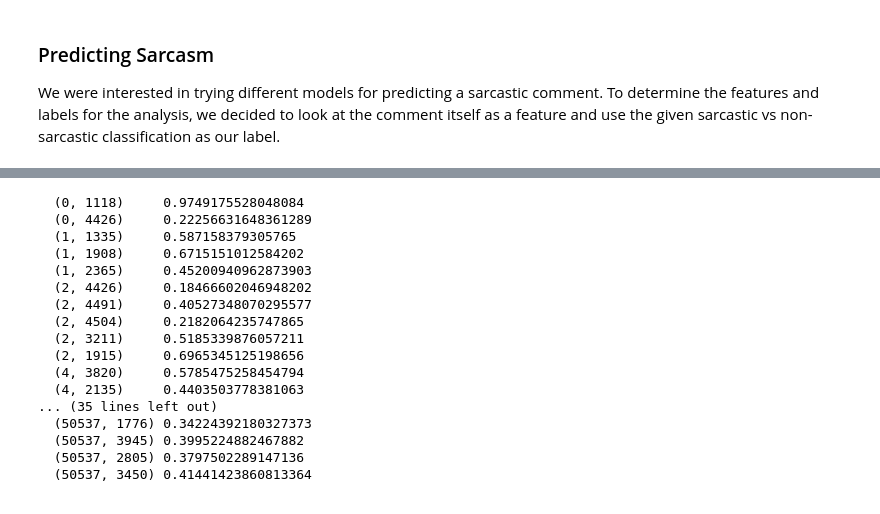
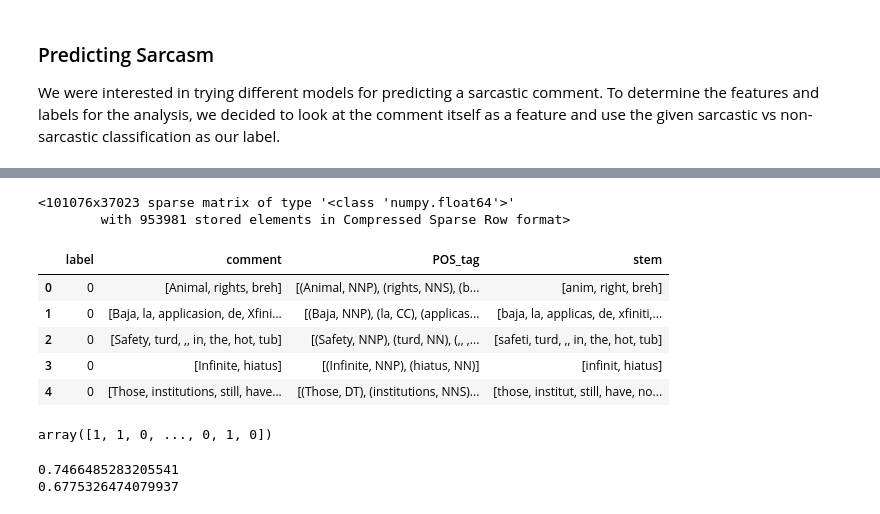
Before and after one commit to nourmansour/Sarcasm-on-Reddit, a Jupyter notebook: Sarcastic Comments on Reddit - An Analysis.ipynb, the cells around one changed output, grey strips where cells are left out. Cells and saved outputs as stored; diff of their text form; code cells hidden in the pictures.

Commit message:
different prediction models

```diff
--- a/Sarcastic Comments on Reddit - An Analysis.ipynb
+++ b/Sarcastic Comments on Reddit - An Analysis.ipynb
@@ -307,20 +338,0 @@ print(X.shape)
-# %%
-print(X)
-# %% [output]
-  (0, 1118)     0.9749175528048084
-  (0, 4426)     0.22256631648361289
-  (1, 1335)     0.587158379305765
-  (1, 1908)     0.6715151012584202
-  (1, 2365)     0.45200940962873903
-  (2, 4426)     0.18466602046948202
-  (2, 4491)     0.40527348070295577
-  (2, 4504)     0.2182064235747865
-  (2, 3211)     0.5185339876057211
-  (2, 1915)     0.6965345125198656
-  (4, 3820)     0.5785475258454794
-  (4, 2135)     0.4403503778381063
-... (35 lines left out)
-  (50537, 1776) 0.34224392180327373
-  (50537, 3945) 0.3995224882467882
-  (50537, 2805) 0.3797502289147136
-  (50537, 3450) 0.41441423860813364
@@ -331,0 +339,7 @@ print(X)
+# %%
+#print(X)
+X.toarray() # it only works if it's an array but why does it become all 0s?
+X
+# %% [output]
+<101076x37023 sparse matrix of type '<class 'numpy.float64'>'
+        with 953981 stored elements in Compressed Sparse Row format>
@@ -331,0 +348,11 @@ print(X)
+# %%
+# Cross-validation?
+
+chosen_data.head()
+# %% [output]
+|  | label | comment | POS_tag | stem |
+| 0 | 0 | [Animal, rights, breh] | [(Animal, NNP), (rights, NNS), (b... | [anim, right, breh] |
+| 1 | 0 | [Baja, la, applicasion, de, Xfini... | [(Baja, NNP), (la, CC), (applicas... | [baja, la, applicas, de, xfiniti,... |
+| 2 | 0 | [Safety, turd, ,, in, the, hot, tub] | [(Safety, NNP), (turd, NN), (,, ,... | [safeti, turd, ,, in, the, hot, tub] |
+| 3 | 0 | [Infinite, hiatus] | [(Infinite, NNP), (hiatus, NN)] | [infinit, hiatus] |
+| 4 | 0 | [Those, institutions, still, have... | [(Those, DT), (institutions, NNS)... | [those, institut, still, have, no... |
@@ -331,0 +367,13 @@ print(X)
+# %%
+# Predict the test values
+
+log_clf.predict(X_test)
+# %% [output]
+array([1, 1, 0, ..., 0, 1, 0])
+# %%
+# Logistic regression score
+print(log_clf.score(X_train, y_train))
+print(log_clf.score(X_test, y_test))
+# %% [output]
+0.7466485283205541
+0.6775326474079937
```
Also changed, not shown: parts of 22 cells of this notebook.
